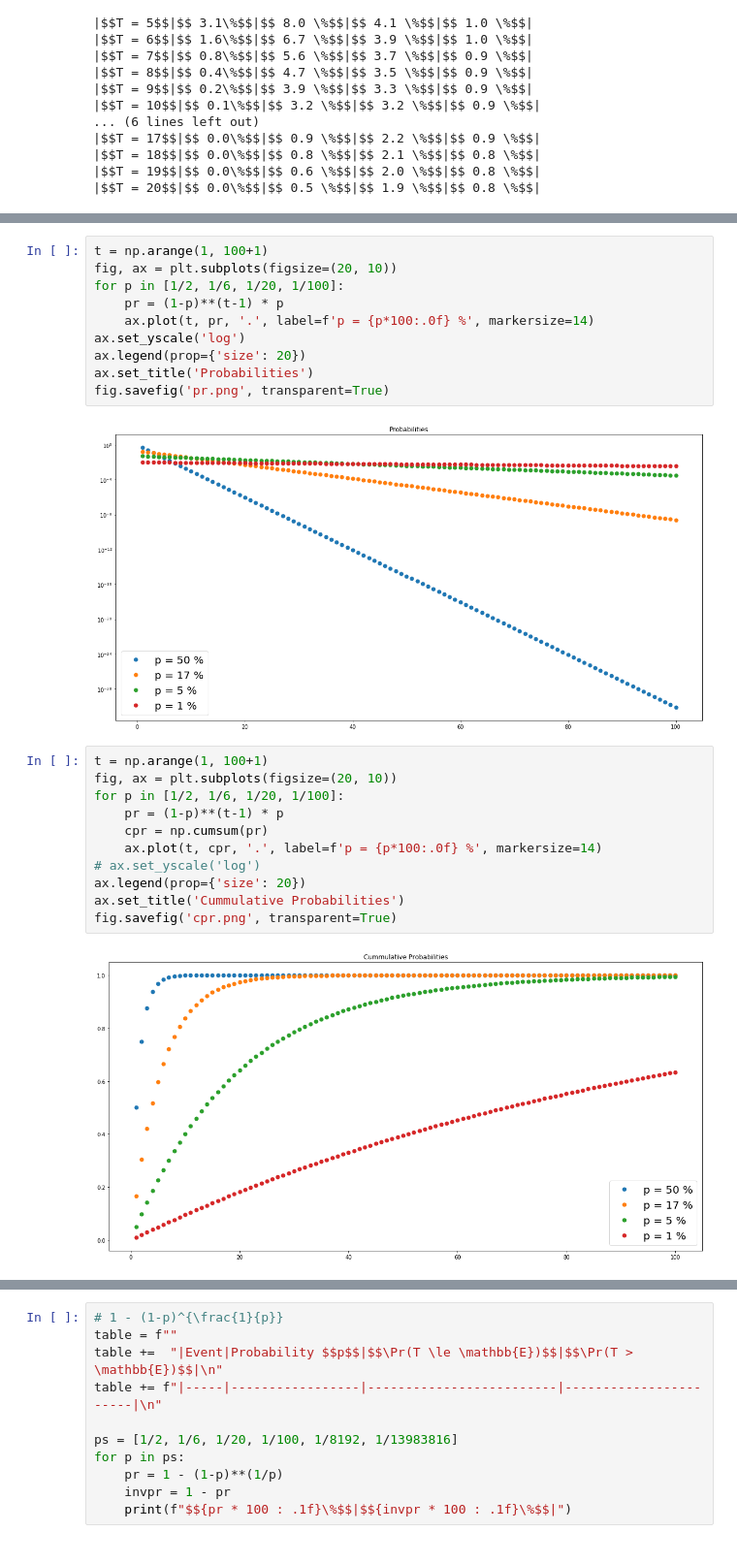
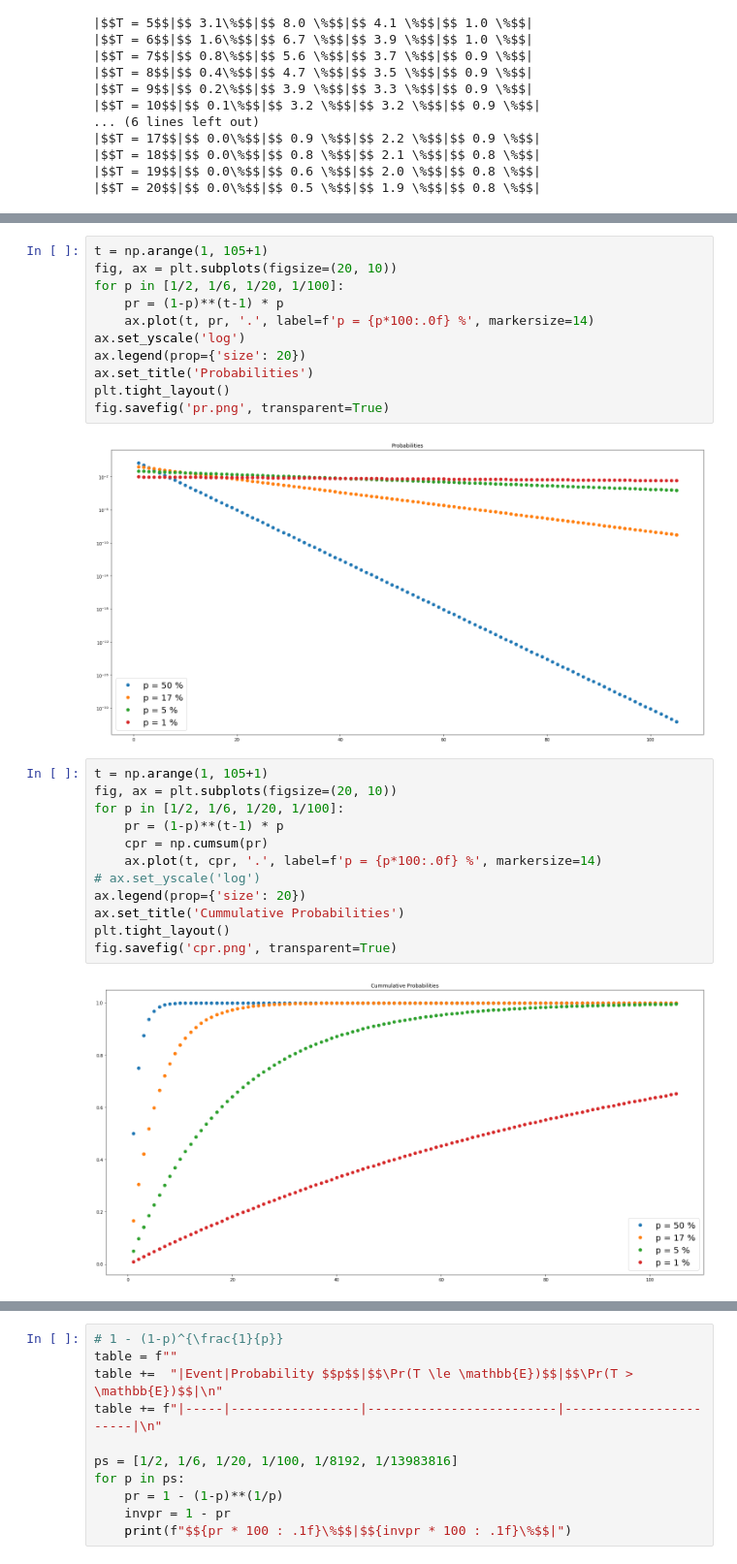
Before and after one commit to filipre/filipre.github.io, a Jupyter notebook: assets/rolling-a-six/Untitled.ipynb, the cells around one changed output, grey strips where cells are left out. Shown at 97% size. Saved outputs shown, nothing was run; the diff lists cells and outputs as text.

```diff
--- a/assets/rolling-a-six/Untitled.ipynb
+++ b/assets/rolling-a-six/Untitled.ipynb
@@ -70,5 +70,5 @@ print(table)
 # %%
-t = np.arange(1, 100+1)
+t = np.arange(1, 105+1)
 fig, ax = plt.subplots(figsize=(20, 10))
 for p in [1/2, 1/6, 1/20, 1/100]:
     pr = (1-p)**(t-1) * p
@@ -76,20 +76,22 @@ for p in [1/2, 1/6, 1/20, 1/100]:
 ax.set_yscale('log')
 ax.legend(prop={'size': 20})
 ax.set_title('Probabilities')
+plt.tight_layout()
 fig.savefig('pr.png', transparent=True)
 # %% [output]
-[figure, old version]
+[figure, new version]
 # %%
-t = np.arange(1, 100+1)
+t = np.arange(1, 105+1)
 fig, ax = plt.subplots(figsize=(20, 10))
 for p in [1/2, 1/6, 1/20, 1/100]:
     pr = (1-p)**(t-1) * p
     cpr = np.cumsum(pr)
     ax.plot(t, cpr, '.', label=f'p = {p*100:.0f} %', markersize=14)
 # ax.set_yscale('log')
 ax.legend(prop={'size': 20})
 ax.set_title('Cummulative Probabilities')
+plt.tight_layout()
 fig.savefig('cpr.png', transparent=True)
 # %% [output]
-[figure, old version]
+[figure, new version]
 # %%
```
Also changed, not shown: parts of 4 cells of this notebook, 5 other files.
